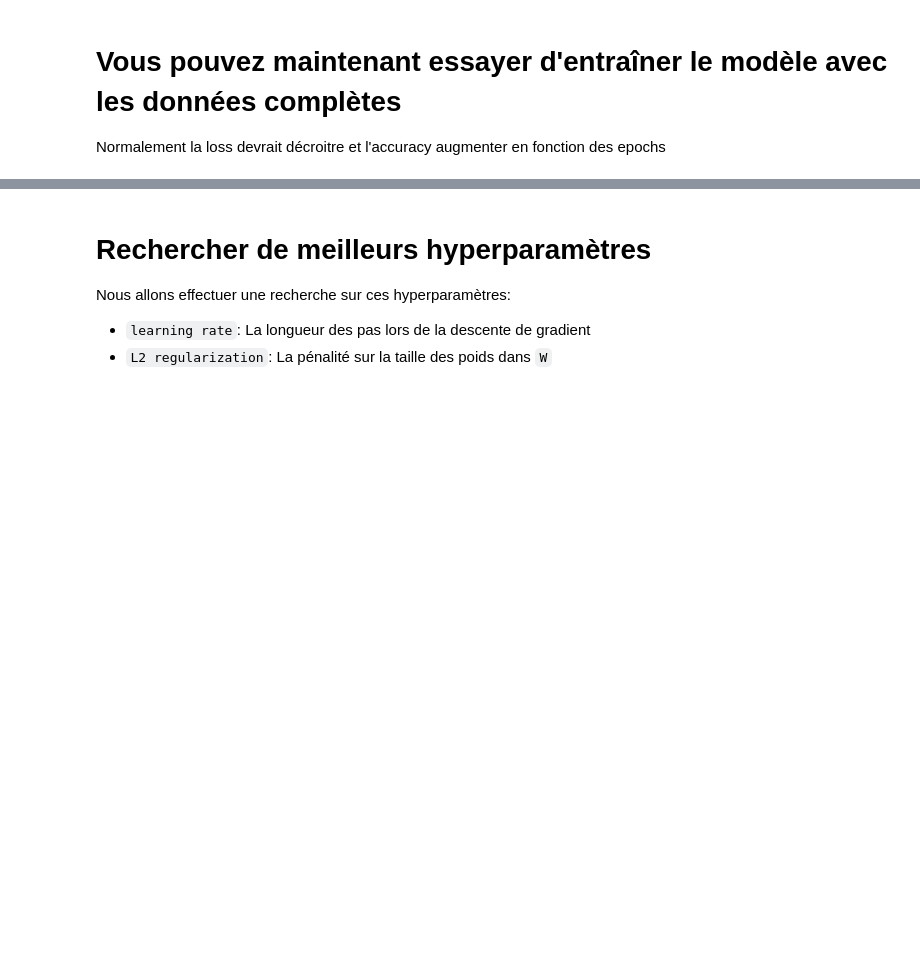
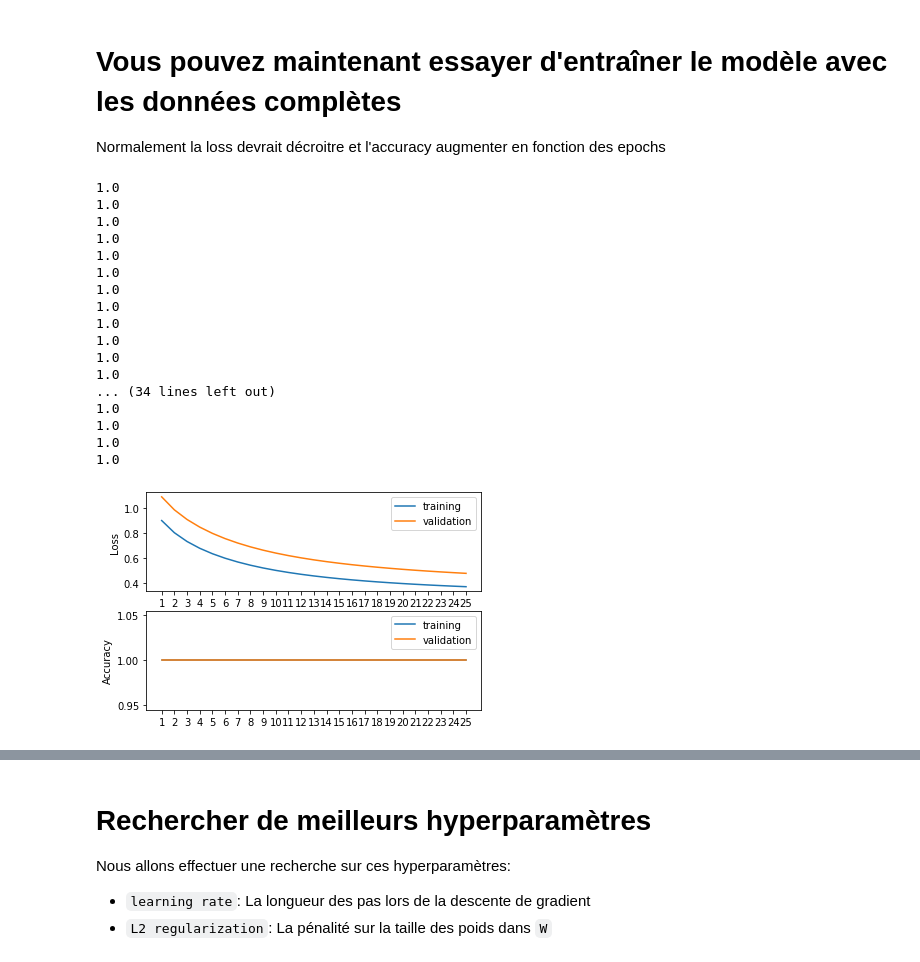
Before and after one commit to SalomeGomezP/TechniquesApprentissage-TP4, a Jupyter notebook: Devoir4.ipynb, the cells around one changed output, grey strips where cells are left out. Drawn from its saved outputs; the diff is of its cells as text; code cells hidden in the pictures; blank space fills up the shorter version.

```diff
--- a/Devoir4.ipynb
+++ b/Devoir4.ipynb
@@ -185,10 +195,30 @@ Normalement la loss devrait décroitre et l'accuracy augmenter en fonction des e
 # %%
 # On instancie et entraîne notre modèle; cette fois-ci avec les données complètes.
 model = LinearClassifier(X_train, y_train, X_val, y_val, num_classes=3, bias=True)
 loss_train_curve, loss_val_curve, accu_train_curve, accu_val_curve = model.train(lr=0.001,num_epochs=25, l2_reg=0.01)
 
 # Illustration de la loss et de l'accuracy (le % de biens classés) à chaque itération
 utils.plot_curves(loss_train_curve, loss_val_curve, accu_train_curve, accu_val_curve)
 
-print('[Training]   Loss: {:.3f}   Accuracy: {:.3f}'.format(loss_train_curve[-1], accu_train_curve[-1]))
+print('[Training]   Loss: {:.3f}   Accuracy: {:.3f}'.format(loss_train_curve[-1], accu_trai
+                                                            n_curve[-1]))
 print('[Validation] Loss: {:.3f}   Accuracy: {:.3f}'.format(loss_val_curve[-1], accu_val_curve[-1]))
+# %% [output]
+1.0
+1.0
+1.0
+1.0
+1.0
+1.0
+1.0
+1.0
+1.0
+1.0
+1.0
+1.0
+... (34 lines left out)
+1.0
+1.0
+1.0
+1.0
+[figure, added]
```
Also changed, not shown: parts of 5 cells of this notebook, 1 other file.
